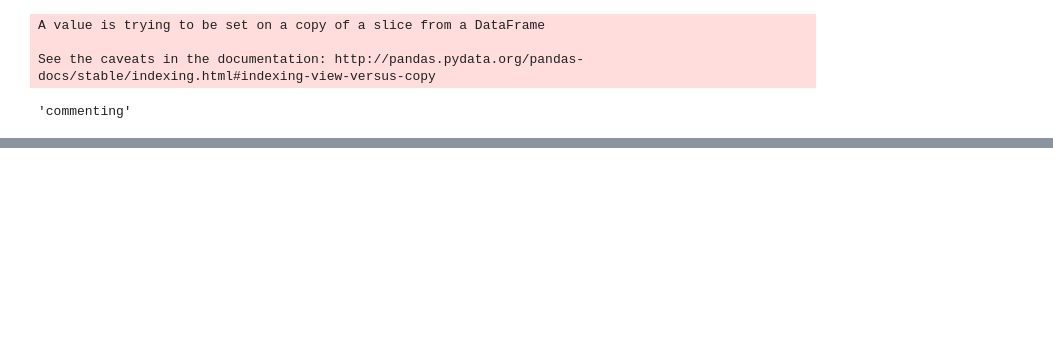
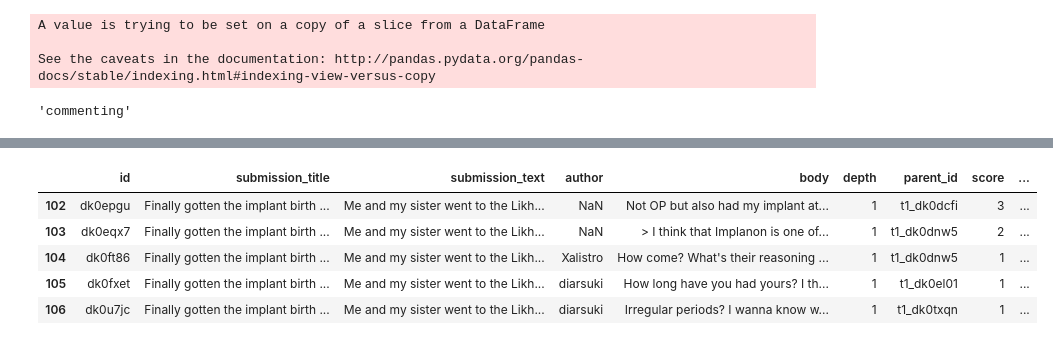
Before and after one commit to daniddelrio/Philippine-Contraception-Discourse, a Jupyter notebook: labelling_rows_dani.ipynb, the cells around one changed output, grey strips where cells are left out. Cells and saved outputs as stored; diff of their text form; code cells hidden in the pictures; blank space fills up the shorter version.

```diff
--- a/labelling_rows_dani.ipynb
+++ b/labelling_rows_dani.ipynb
@@ -68,0 +97,11 @@ df2.to_csv('label/301-400.csv', index=False)
+# %%
+two2 = two[102:202]
+# %%
+two2.head()
+# %% [output]
+|  | id | submission_title | submission_text | author | body | depth | parent_id | score | ... |
+| 102 | dk0epgu | Finally gotten the implant birth ... | Me and my sister went to the Likh... | NaN | Not OP but also had my implant at... | 1 | t1_dk0dcfi | 3 | ... |
+| 103 | dk0eqx7 | Finally gotten the implant birth ... | Me and my sister went to the Likh... | NaN | > I think that Implanon is one of... | 1 | t1_dk0dnw5 | 2 | ... |
+| 104 | dk0ft86 | Finally gotten the implant birth ... | Me and my sister went to the Likh... | Xalistro | How come? What's their reasoning ... | 1 | t1_dk0dnw5 | 1 | ... |
+| 105 | dk0fxet | Finally gotten the implant birth ... | Me and my sister went to the Likh... | diarsuki | How long have you had yours? I th... | 1 | t1_dk0el01 | 1 | ... |
+| 106 | dk0u7jc | Finally gotten the implant birth ... | Me and my sister went to the Likh... | diarsuki | Irregular periods? I wanna know w... | 1 | t1_dk0txqn | 1 | ... |
```
Also changed, not shown: parts of 22 cells of this notebook, 8 other files.
